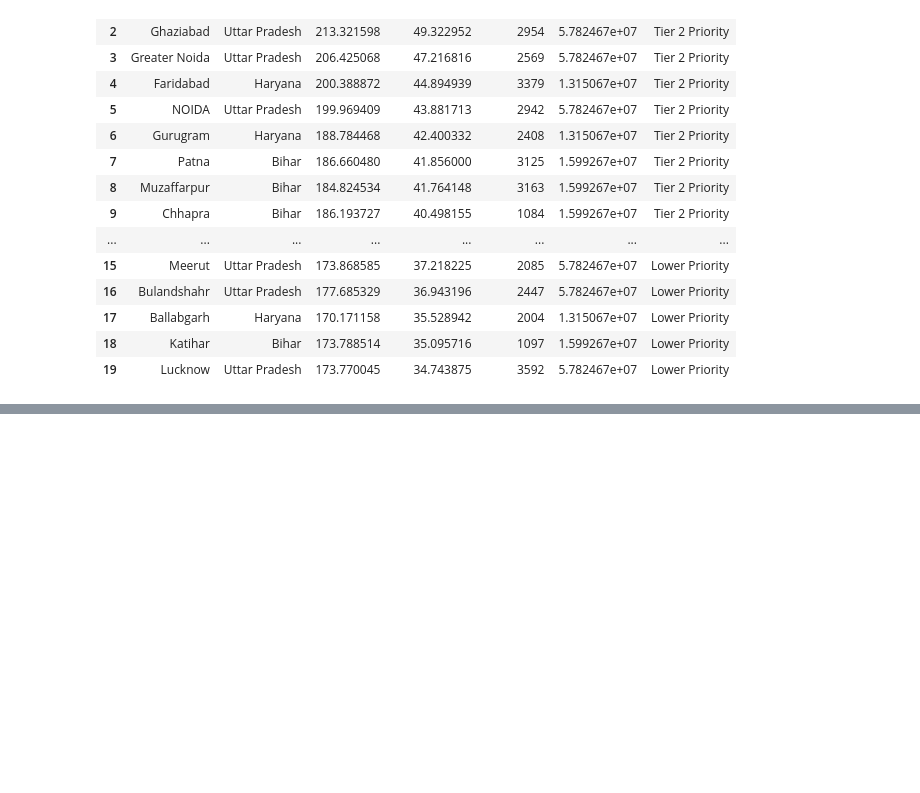
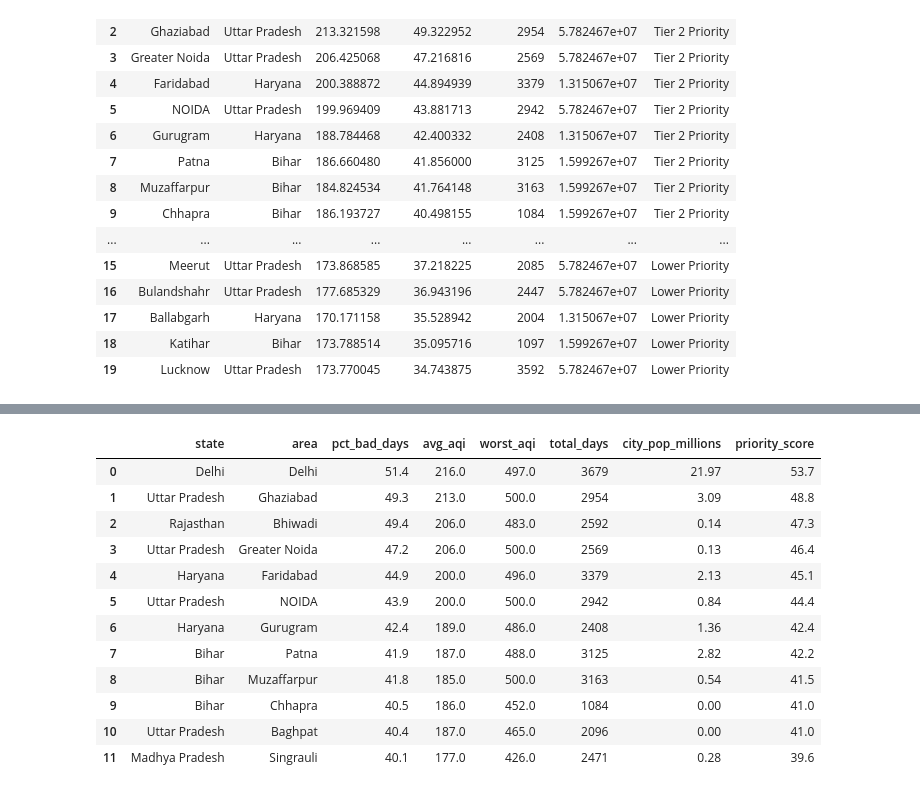
Before and after one commit to Joyan9/Product-Market-Fit-Analysis---Case-Study, a Jupyter notebook: SQL_Questions/Exploratory_Analysis.ipynb, the cells around one changed output, grey strips where cells are left out. Cells and saved outputs as stored; diff of their text form; code cells hidden in the pictures; blank space fills up the shorter version.

```diff
--- a/SQL_Questions/Exploratory_Analysis.ipynb
+++ b/SQL_Questions/Exploratory_Analysis.ipynb
@@ -810,0 +553,85 @@ ORDER BY composite_priority_score DESC
+# %%
+conn.execute("""
+WITH state_growth AS (
+    SELECT
+        state,
+        AVG(CASE WHEN year = 2011 AND gender = 'Total' THEN value * 1000 END) AS pop_2011,
+        AVG(CASE WHEN year = 2025 AND gender = 'Total' THEN value * 1000 END) AS pop_2025,
+        (AVG(CASE WHEN year = 2025 AND gender = 'Total' THEN value * 1000 END) /
+         AVG(CASE WHEN year = 2011 AND gender = 'Total' THEN value * 1000 END)) AS growth_multiplier
+    FROM population_data
+    GROUP BY state
+),
+census_cities AS (
+    SELECT
+        CASE WHEN City = 'Gurgaon' THEN 'Gurugram' ELSE City END AS City,
+        CASE
+            WHEN City = 'Delhi' THEN 'Delhi'
+            WHEN State = 'Uttar Pradesh' THEN 'Uttar Pradesh'
+            WHEN State = 'Haryana' THEN 'Haryana'
+            WHEN State = 'Bihar' THEN 'Bihar'
+            WHEN State = 'Rajasthan' THEN 'Rajasthan'
+            WHEN State = 'Madhya Pradesh' THEN 'Madhya Pradesh'
+            ELSE State
+        END AS state_normalized,
+        Metro_Population AS metro_pop_2011
+    FROM indian_cities
+    WHERE City IN ('Ghaziabad', 'Noida', 'Delhi', 'Faridabad',
+                   'Gurgaon', 'Patna', 'Muzaffarpur')
+       OR City LIKE '%Greater Noida%'
+       OR City LIKE '%Baghpat%'
+       OR City LIKE '%Bhiwadi%'
+       OR City LIKE '%Singrauli%'
+       OR City LIKE '%Chhapra%'
+),
+city_population AS (
+    SELECT
+        c.City AS area,
+        c.state_normalized AS state,
+        ROUND(c.metro_pop_2011 * g.growth_multiplier, 0) AS pop_2025_estimate
+    FROM census_cities c
+    LEFT JOIN state_growth g ON c.state_normalized = g.state
+),
+city_risk AS (
+    SELECT
+        state,
+        area,
+        COUNT(*) AS total_days,
+        COUNT(CASE WHEN air_quality_status IN ('Poor', 'Very Poor', 'Severe') THEN 1 END) * 100.0 / COUNT(*) AS pct_bad_days,
+        AVG(aqi_value) AS avg_aqi,
+        MAX(aqi_value) AS worst_aqi
+    FROM air_quality
+    GROUP BY state, area
+    HAVING pct_bad_days >= 40
+)
+
+SELECT
+    c.state,
+    c.area,
+    ROUND(c.pct_bad_days, 1) AS pct_bad_days,
+    ROUND(c.avg_aqi, 0) AS avg_aqi,
+    c.worst_aqi,
+    c.total_days,
+    ROUND(COALESCE(p.pop_2025_estimate, 0) / 1000000, 2) AS city_pop_millions,
+    -- Updated scoring with CITY population
+    ROUND(c.pct_bad_days * 0.4 + (c.avg_aqi / 3) * 0.4 + (COALESCE(p.pop_2025_estimate, 0) / 1000000) * 0.2, 1) AS priority_score
+FROM city_risk c
+LEFT JOIN city_population p ON LOWER(c.area) = LOWER(p.area) AND LOWER(c.state) = LOWER(p.state)
+WHERE c.total_days >= 1000
+ORDER BY priority_score DESC
+LIMIT 20
+""").fetch_df()
+# %% [output]
+|  | state | area | pct_bad_days | avg_aqi | worst_aqi | total_days | city_pop_millions | priority_score |
+| 0 | Delhi | Delhi | 51.4 | 216.0 | 497.0 | 3679 | 21.97 | 53.7 |
+| 1 | Uttar Pradesh | Ghaziabad | 49.3 | 213.0 | 500.0 | 2954 | 3.09 | 48.8 |
+| 2 | Rajasthan | Bhiwadi | 49.4 | 206.0 | 483.0 | 2592 | 0.14 | 47.3 |
+| 3 | Uttar Pradesh | Greater Noida | 47.2 | 206.0 | 500.0 | 2569 | 0.13 | 46.4 |
+| 4 | Haryana | Faridabad | 44.9 | 200.0 | 496.0 | 3379 | 2.13 | 45.1 |
+| 5 | Uttar Pradesh | NOIDA | 43.9 | 200.0 | 500.0 | 2942 | 0.84 | 44.4 |
+| 6 | Haryana | Gurugram | 42.4 | 189.0 | 486.0 | 2408 | 1.36 | 42.4 |
+| 7 | Bihar | Patna | 41.9 | 187.0 | 488.0 | 3125 | 2.82 | 42.2 |
+| 8 | Bihar | Muzaffarpur | 41.8 | 185.0 | 500.0 | 3163 | 0.54 | 41.5 |
+| 9 | Bihar | Chhapra | 40.5 | 186.0 | 452.0 | 1084 | 0.00 | 41.0 |
+| 10 | Uttar Pradesh | Baghpat | 40.4 | 187.0 | 465.0 | 2096 | 0.00 | 41.0 |
+| 11 | Madhya Pradesh | Singrauli | 40.1 | 177.0 | 426.0 | 2471 | 0.28 | 39.6 |
```
Also changed, not shown: parts of 14 cells of this notebook, 4 other files.
